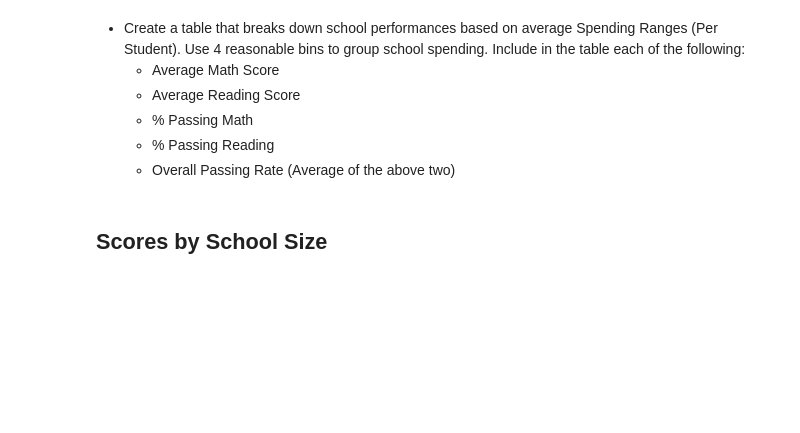
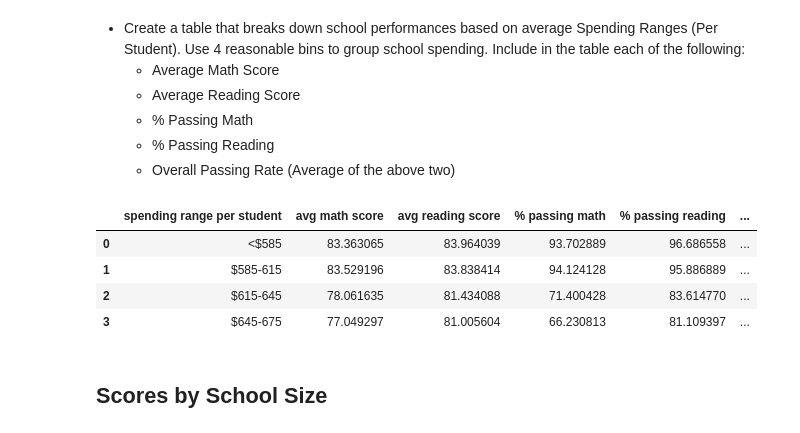
Before and after one commit to gvenkata/Rutgers-Bootcamp-HW, a Jupyter notebook: week4/PyCitySchools/PyCitySchools - Geetha V.ipynb, the cells around one changed output. Saved outputs shown, nothing was run; the diff lists cells and outputs as text; code cells hidden in the pictures; blank space fills up the shorter version.

```diff
--- a/week4/PyCitySchools/PyCitySchools - Geetha V.ipynb
+++ b/week4/PyCitySchools/PyCitySchools - Geetha V.ipynb
@@ -327,34 +327,39 @@ sf5
 
 sf6 = school_data_complete.groupby("spending range per student")["reading_score"].mean().reset_index(name="avg reading score")
 sf6
 
 sf7 = pd.merge(sf5, sf6)
 sf8 = pd.merge(sf7, sf2)
 sf8
 sf9 = pd.merge(sf8, sf4)
 sf9
 
 sf10 = school_data_complete.groupby("spending range per student")["Student ID"].count().reset_index(name="spending range count")
 sf10
 
 sf11 = pd.merge(sf9, sf10)
 sf11
 
 pmp = (sf11["pass math count"] / sf11["spending range count"]) * 100
 sf11["% passing math"] = pmp
 
 prp = (sf11["pass read count"] / sf11["spending range count"]) * 100
 sf11["% passing reading"] = prp
 sf11
 
 opp = (sf11["% passing math"] + sf11["% passing reading"]) /2
 sf11["% overall passing"] = opp
 sf11
 
 
 sf12 = sf11[["spending range per student", "avg math score", "avg reading score", "% passing math", "% passing reading", "% overall passing"]]
 sf12
-school_data_complete.to_csv(r'check.csv')
+# %% [output]
+|  | spending range per student | avg math score | avg reading score | % passing math | % passing reading | ... |
+| 0 | <$585 | 83.363065 | 83.964039 | 93.702889 | 96.686558 | ... |
+| 1 | $585-615 | 83.529196 | 83.838414 | 94.124128 | 95.886889 | ... |
+| 2 | $615-645 | 78.061635 | 81.434088 | 71.400428 | 83.614770 | ... |
+| 3 | $645-675 | 77.049297 | 81.005604 | 66.230813 | 81.109397 | ... |
 # %% [markdown]
 ## Scores by School Size
 # %% [markdown]
```
